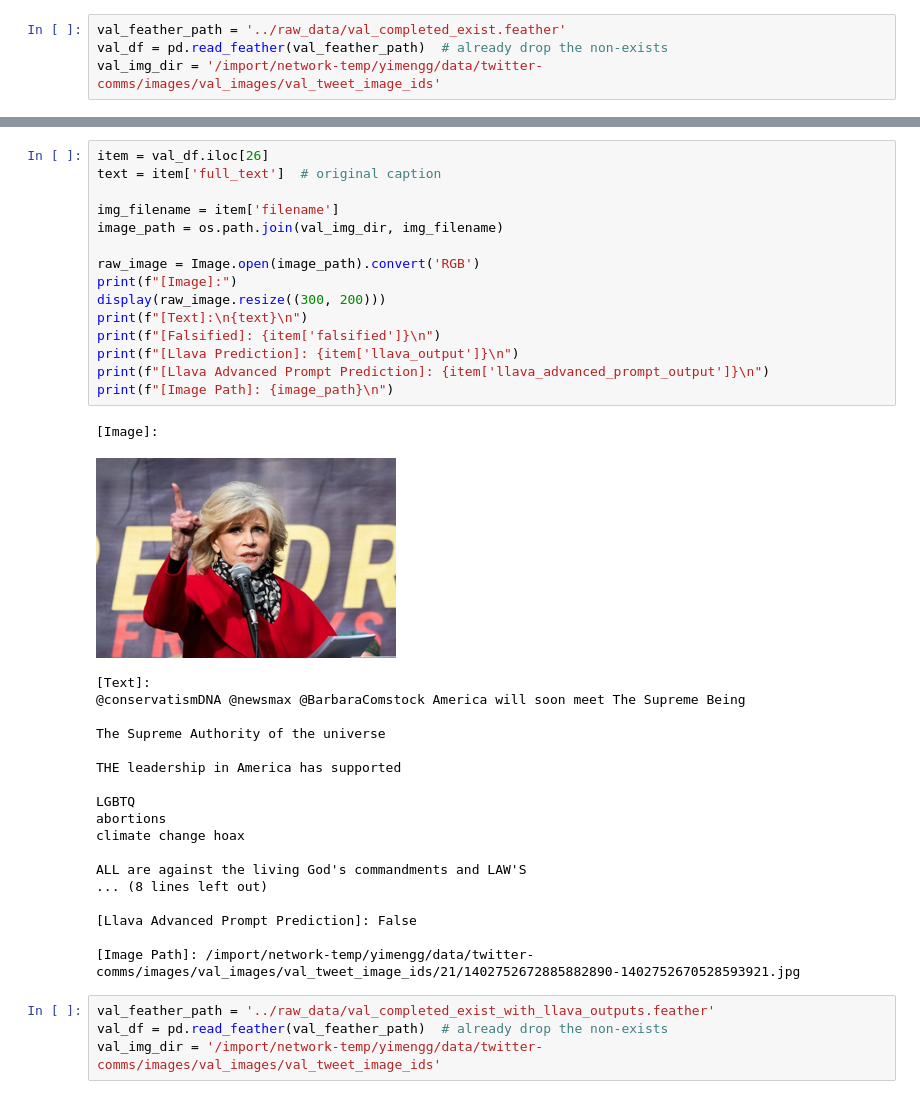
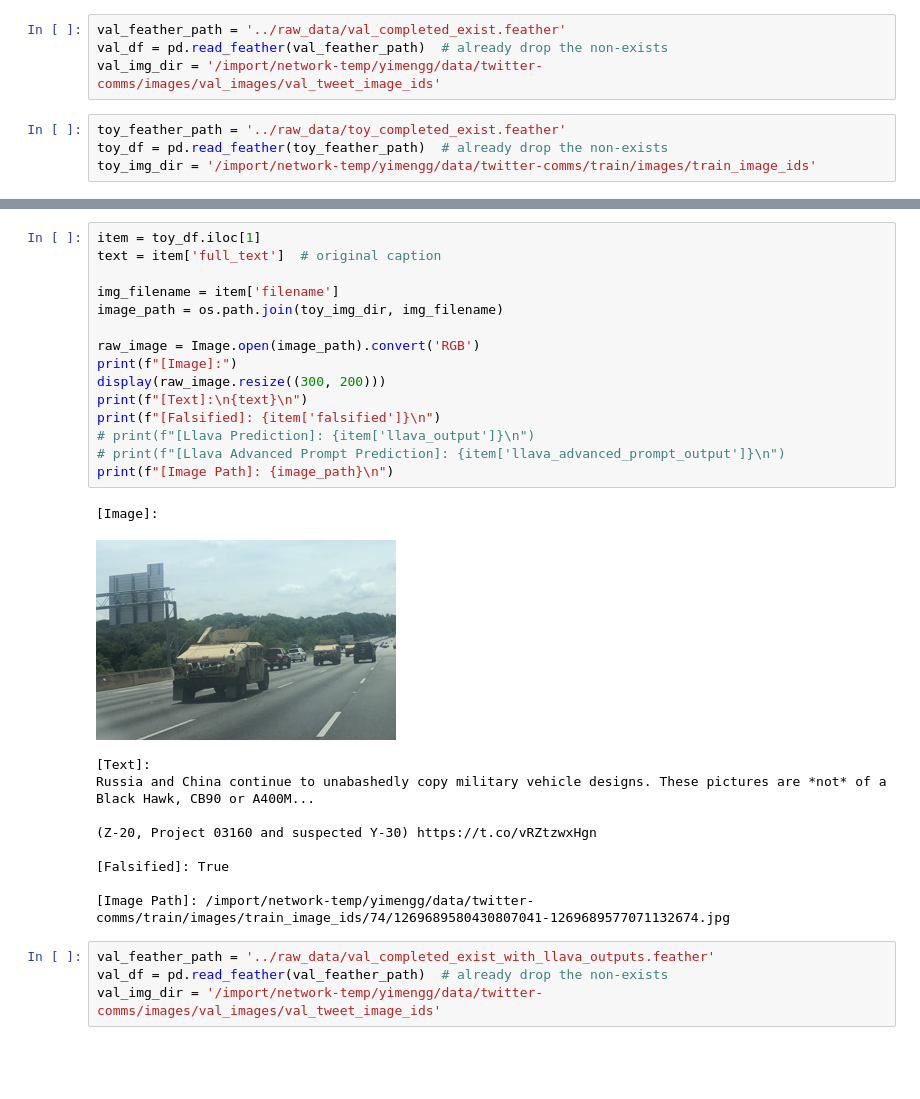
Before and after one commit to gymbeijing/ooc-detection-2, a Jupyter notebook: notebook/display_caption.ipynb, the cells around one changed output, grey strips where cells are left out. Cells and saved outputs as stored; diff of their text form; blank space fills up the shorter version.

```diff
--- a/notebook/display_caption.ipynb
+++ b/notebook/display_caption.ipynb
@@ -58,6 +58,10 @@ model, vis_processors, _ = load_model_and_preprocess(name="blip_caption", model_
 val_feather_path = '../raw_data/val_completed_exist.feather'
 val_df = pd.read_feather(val_feather_path)  # already drop the non-exists
 val_img_dir = '/import/network-temp/yimengg/data/twitter-comms/images/val_images/val_tweet_image_ids'
+# %%
+toy_feather_path = '../raw_data/toy_completed_exist.feather'
+toy_df = pd.read_feather(toy_feather_path)  # already drop the non-exists
+toy_img_dir = '/import/network-temp/yimengg/data/twitter-comms/train/images/train_image_ids'
 # %%
 item = val_df.iloc[16010]
 text = item['full_text']  # original caption
@@ -87,38 +84,29 @@ Falsified: False
 # %%
-item = val_df.iloc[26]
+item = toy_df.iloc[1]
 text = item['full_text']  # original caption
 
 img_filename = item['filename']
-image_path = os.path.join(val_img_dir, img_filename)
+image_path = os.path.join(toy_img_dir, img_filename)
 
 raw_image = Image.open(image_path).convert('RGB')
 print(f"[Image]:")
 display(raw_image.resize((300, 200)))
 print(f"[Text]:\n{text}\n")
 print(f"[Falsified]: {item['falsified']}\n")
-print(f"[Llava Prediction]: {item['llava_output']}\n")
-print(f"[Llava Advanced Prompt Prediction]: {item['llava_advanced_prompt_output']}\n")
+# print(f"[Llava Prediction]: {item['llava_output']}\n")
+# print(f"[Llava Advanced Prompt Prediction]: {item['llava_advanced_prompt_output']}\n")
 print(f"[Image Path]: {image_path}\n")
 # %% [output]
 [Image]:
-[figure, old version]
+[figure, new version]
 [Text]:
-@conservatismDNA @newsmax @BarbaraComstock America will soon meet The Supreme Being
+Russia and China continue to unabashedly copy military vehicle designs. These pictures are *not* of a Black Hawk, CB90 or A400M...
 
-The Supreme Authority of the universe
+(Z-20, Project 03160 and suspected Y-30) https://t.co/vRZtzwxHgn
 
-THE leadership in America has supported
+[Falsified]: True
 
-LGBTQ
-abortions
-climate change hoax
-
-ALL are against the living God's commandments and LAW'S
-... (8 lines left out)
-
-[Llava Advanced Prompt Prediction]: False
-
-[Image Path]: /import/network-temp/yimengg/data/twitter-comms/images/val_images/val_tweet_image_ids/21/1402752672885882890-1402752670528593921.jpg
+[Image Path]: /import/network-temp/yimengg/data/twitter-comms/train/images/train_image_ids/74/1269689580430807041-1269689577071132674.jpg
 # %%
 val_feather_path = '../raw_data/val_completed_exist_with_llava_outputs.feather'
 val_df = pd.read_feather(val_feather_path)  # already drop the non-exists
```
Also changed, not shown: parts of 1 cell of this notebook, 1 other file.
